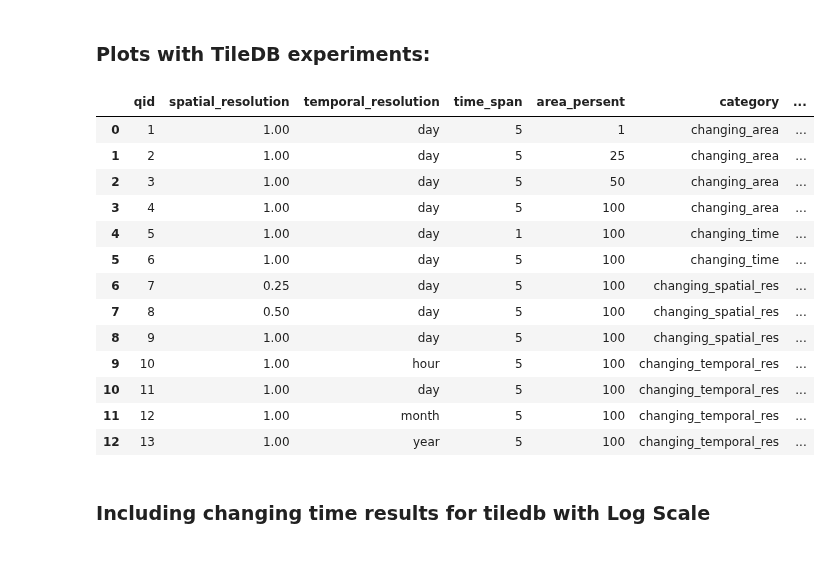
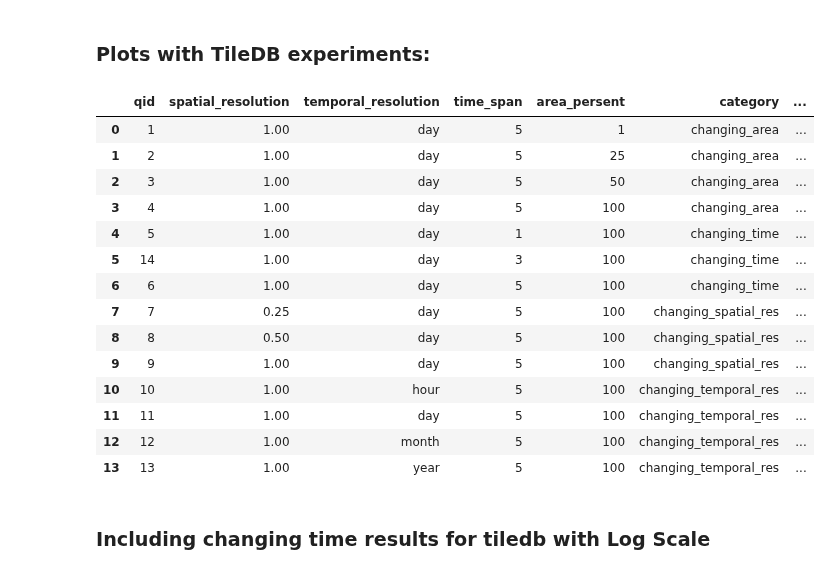
Before and after one commit to iharp3/experiment-kit, a Jupyter notebook: experiment/results/plot.ipynb, the cells around one changed output. Drawn from its saved outputs; the diff is of its cells as text; code cells hidden in the pictures.

```diff
--- a/experiment/results/plot.ipynb
+++ b/experiment/results/plot.ipynb
@@ -35,5 +35,11 @@ def load_results(res_list):
         ORDER BY max(qid)
         """
     df_avg = duckdb.query(sql).to_df()
-    return df_avg
+
+    # adding 3yr point for temporal resolution
+    last_row = df_avg.iloc[-1:]
+    df_final = df_avg.iloc[:-1]
+    df_final = pd.concat([df_avg.iloc[:5], last_row, df_avg.iloc[5:-1]], ignore_index=True)
+
+    return df_final
 # %%
@@ -249,28 +234,33 @@ plt.show()
 # %%
 import glob
 result_list = glob.glob("proposed_get_raster_TileDBtest_result_*.csv")
 df_proposed = load_results(result_list)
 df_proposed
 
 vanilla_list = glob.glob("vanilla_get_raster_TileDBtest_result_*.csv")
 df_vanilla = load_results(vanilla_list)
 df_vanilla
 
 tiledb_list = glob.glob("tiledb_get_raster_test_result_*.csv")
 df_tiledb = load_results(tiledb_list)
 df_tiledb
+
+cloud_list = glob.glob("cloud_get_raster_TileDBtest_result_*.csv")
+df_cloud = load_results(cloud_list)
+df_cloud
 # %% [output]
 |  | qid | spatial_resolution | temporal_resolution | time_span | area_persent | category | ... |
 | 0 | 1 | 1.00 | day | 5 | 1 | changing_area | ... |
 | 1 | 2 | 1.00 | day | 5 | 25 | changing_area | ... |
 | 2 | 3 | 1.00 | day | 5 | 50 | changing_area | ... |
 | 3 | 4 | 1.00 | day | 5 | 100 | changing_area | ... |
 | 4 | 5 | 1.00 | day | 1 | 100 | changing_time | ... |
-| 5 | 6 | 1.00 | day | 5 | 100 | changing_time | ... |
-| 6 | 7 | 0.25 | day | 5 | 100 | changing_spatial_res | ... |
-| 7 | 8 | 0.50 | day | 5 | 100 | changing_spatial_res | ... |
-| 8 | 9 | 1.00 | day | 5 | 100 | changing_spatial_res | ... |
-| 9 | 10 | 1.00 | hour | 5 | 100 | changing_temporal_res | ... |
-| 10 | 11 | 1.00 | day | 5 | 100 | changing_temporal_res | ... |
-| 11 | 12 | 1.00 | month | 5 | 100 | changing_temporal_res | ... |
-| 12 | 13 | 1.00 | year | 5 | 100 | changing_temporal_res | ... |
+| 5 | 14 | 1.00 | day | 3 | 100 | changing_time | ... |
+| 6 | 6 | 1.00 | day | 5 | 100 | changing_time | ... |
+| 7 | 7 | 0.25 | day | 5 | 100 | changing_spatial_res | ... |
+| 8 | 8 | 0.50 | day | 5 | 100 | changing_spatial_res | ... |
+| 9 | 9 | 1.00 | day | 5 | 100 | changing_spatial_res | ... |
+| 10 | 10 | 1.00 | hour | 5 | 100 | changing_temporal_res | ... |
+| 11 | 11 | 1.00 | day | 5 | 100 | changing_temporal_res | ... |
+| 12 | 12 | 1.00 | month | 5 | 100 | changing_temporal_res | ... |
+| 13 | 13 | 1.00 | year | 5 | 100 | changing_temporal_res | ... |
```
Also changed, not shown: parts of 5 cells of this notebook, 1 other file.
